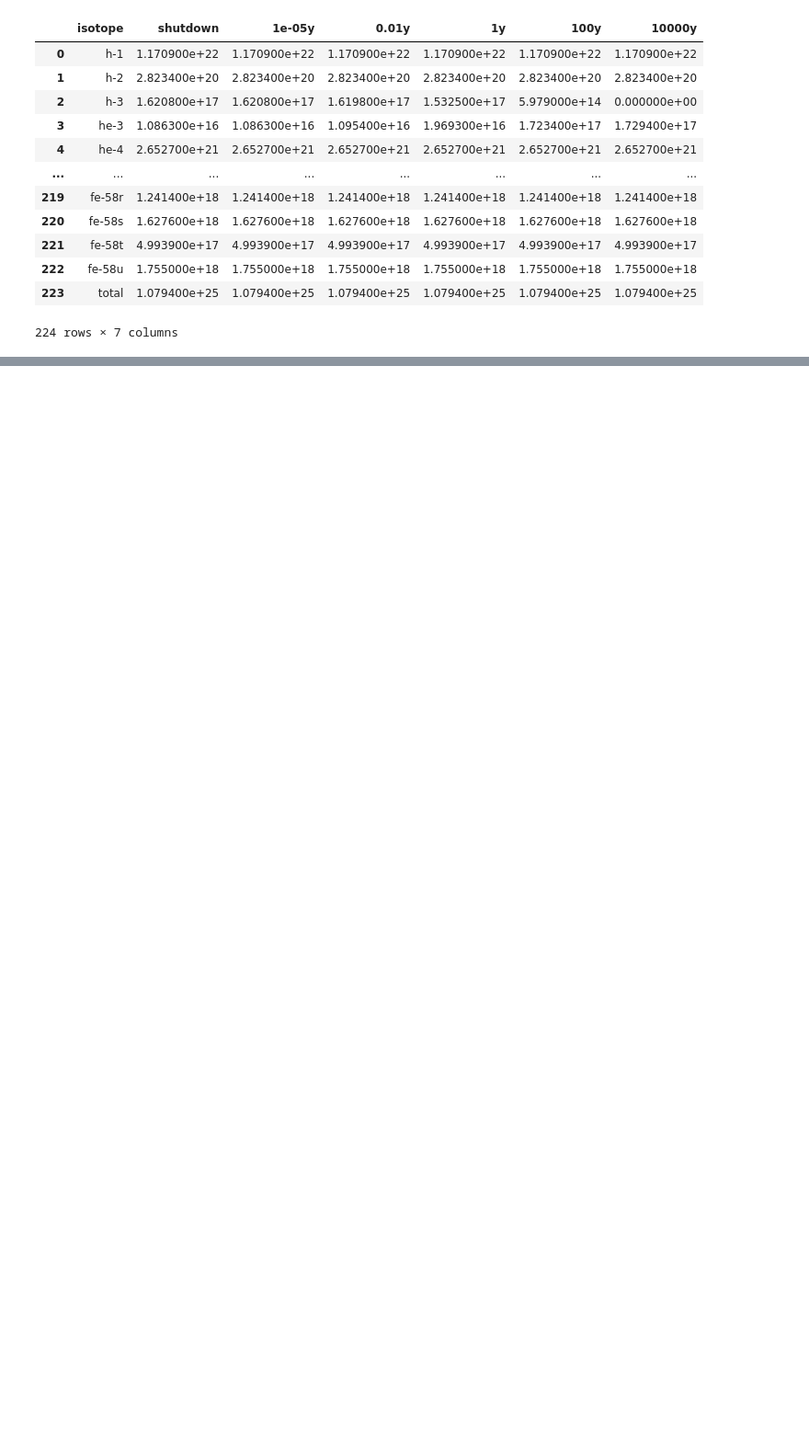
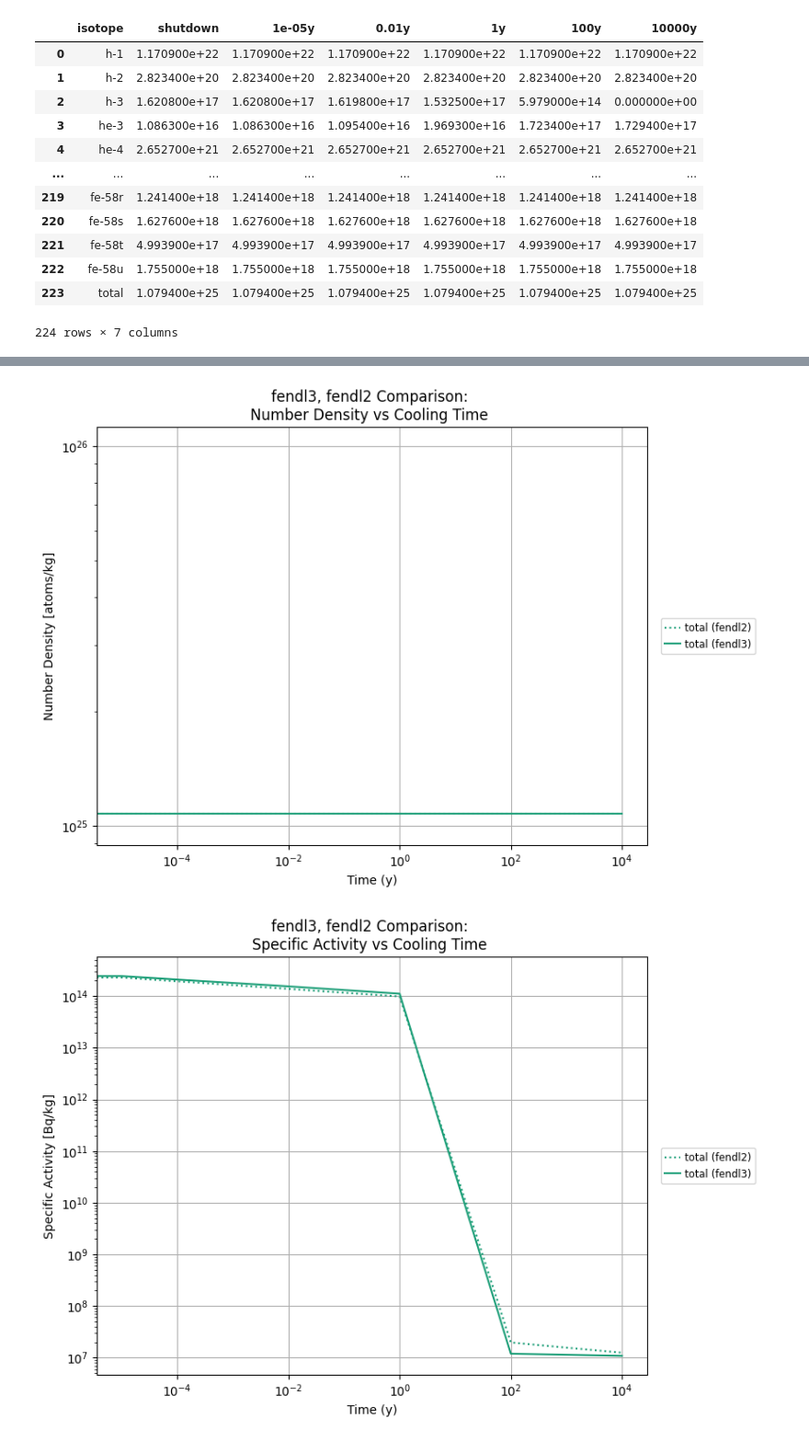
Before and after one commit to svalinn/ALARA, a Jupyter notebook: tools/ALARAJOYWrapper/alarajoy_QA_notebook.ipynb, the cells around one changed output, grey strips where cells are left out. Shown at 92% size. Cells and saved outputs as stored; diff of their text form; code cells hidden in the pictures; blank space fills up the shorter version.

```diff
--- a/tools/ALARAJOYWrapper/alarajoy_QA_notebook.ipynb
+++ b/tools/ALARAJOYWrapper/alarajoy_QA_notebook.ipynb
@@ -71,0 +96,9 @@ dfs['fendl3 Number Density']['Data']
+# %%
+datalibs = ['fendl2', 'fendl3']
+variable = 'Number Density'
+gases = ['h', 'he']
+
+for datalib in datalibs:
+    lib_dict = dfs[f'{datalib} {variable}']
+    lib_dict['Sorted/Head'] = lib_dict['Data'].sort_values('shutdown', ascending=False).head(6)
+    lib_dict['Gases'] = lib_dict['Data'].filter_elements(gases)
@@ -71,0 +119,19 @@ dfs['fendl3 Number Density']['Data']
+# %%
+variables = [
+    'Number Density', 'Specific Activity', 'Total Decay Heat', 'Contact Dose'
+]
+
+for variable in variables:
+    for datalib in datalibs:
+        lib_dict = dfs[f'{datalib} {variable}']
+        lib_dict['Total'] = lib_dict['Data'].sort_values('shutdown', ascending=False).head(1)
+
+    qa.plot_single_response(
+        [dfs[f'fendl3 {variable}'], dfs[f'fendl2 {variable}']],
+        data_key='Total',
+        total=True,
+        seconds=False
+    )
+# %% [output]
+[figure, added]
+[figure, added]
```
Also changed, not shown: parts of 8 cells of this notebook, 2 other files.
